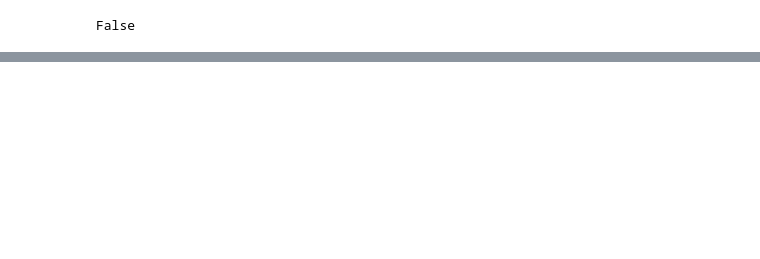
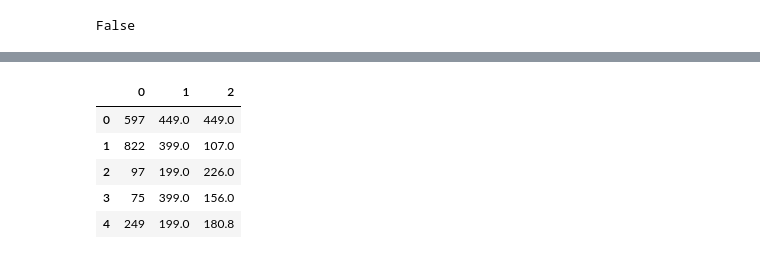
Before and after one commit to sudip06/CameraPrices, a Jupyter notebook: Untitled.ipynb, the cells around one changed output, grey strips where cells are left out. Saved outputs shown, nothing was run; the diff lists cells and outputs as text; code cells hidden in the pictures; blank space fills up the shorter version.

```diff
--- a/Untitled.ipynb
+++ b/Untitled.ipynb
@@ -433,0 +377,9 @@ pd.concat([val_Y, pd.Series(melb_preds.reshape(260))], axis=1)
+# %%
+display (compareDf.head(5))
+# %% [output]
+|  | 0 | 1 | 2 |
+| 0 | 597 | 449.0 | 449.0 |
+| 1 | 822 | 399.0 | 107.0 |
+| 2 | 97 | 199.0 | 226.0 |
+| 3 | 75 | 399.0 | 156.0 |
+| 4 | 249 | 199.0 | 180.8 |
```
Also changed, not shown: parts of 13 cells of this notebook.
